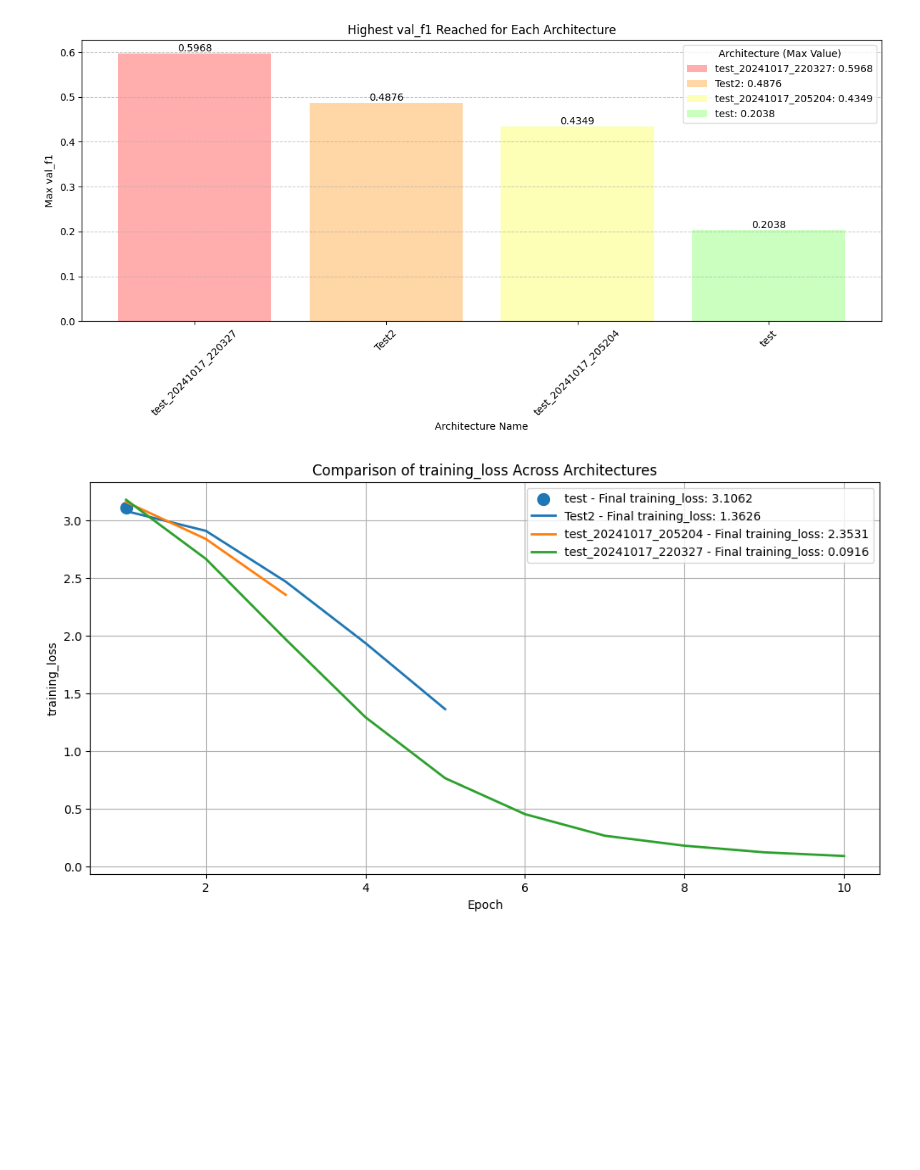
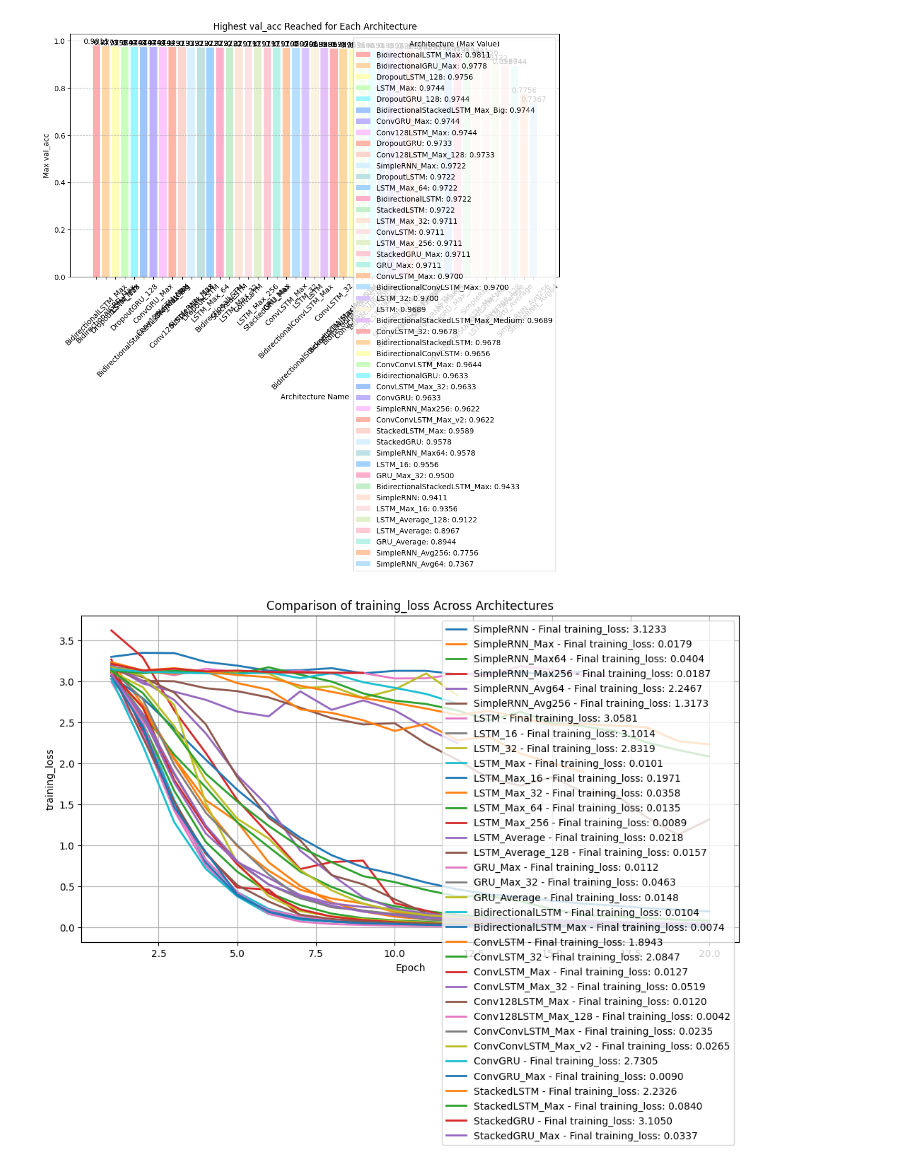
Before and after one commit to pauhidalgoo/frame-based-system, a Jupyter notebook: experiments.ipynb, the cells around one changed output. Drawn from its saved outputs; the diff is of its cells as text; code cells hidden in the pictures; blank space fills up the shorter version.

```diff
--- a/experiments.ipynb
+++ b/experiments.ipynb
@@ -35,6 +59,6 @@ Predicted label:  flight
 # %%
 from plot_functions import *
-df = pd.read_csv('./results/complete_results.csv')
+df = pd.read_csv('./results/complete_results_rec2.csv')
 
-plot_name_metrics(df, "test_1017_2211", metric="val_acc")
+plot_name_metrics(df, "k", metric="val_f1")
 # %% [output]
@@ -42,9 +66,9 @@ plot_name_metrics(df, "test_1017_2211", metric="val_acc")
 # %%
-plot_highest_bar(df, metric="val_f1")
+plot_highest_bar(df, metric="val_acc")
 # %% [output]
-[figure, old version]
+[figure, new version]
 # %%
 plot_compare_architectures(df, metric="training_loss")
 # %% [output]
-[figure, old version]
+[figure, new version]
 # %%
```
Also changed, not shown: parts of 5 cells of this notebook, 2 other files.
